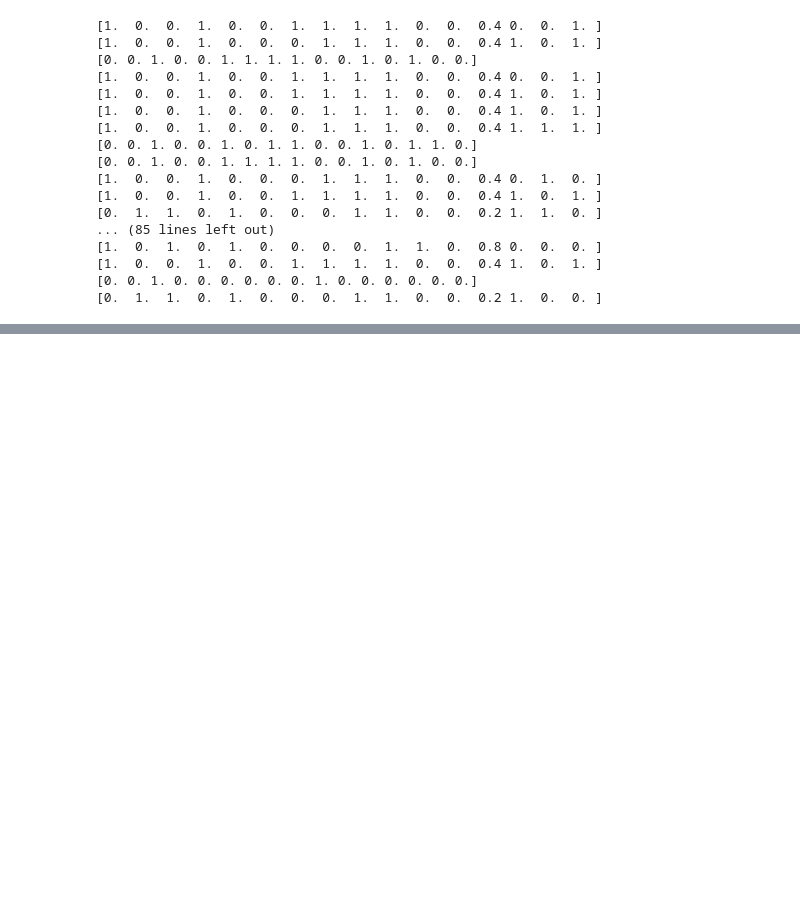
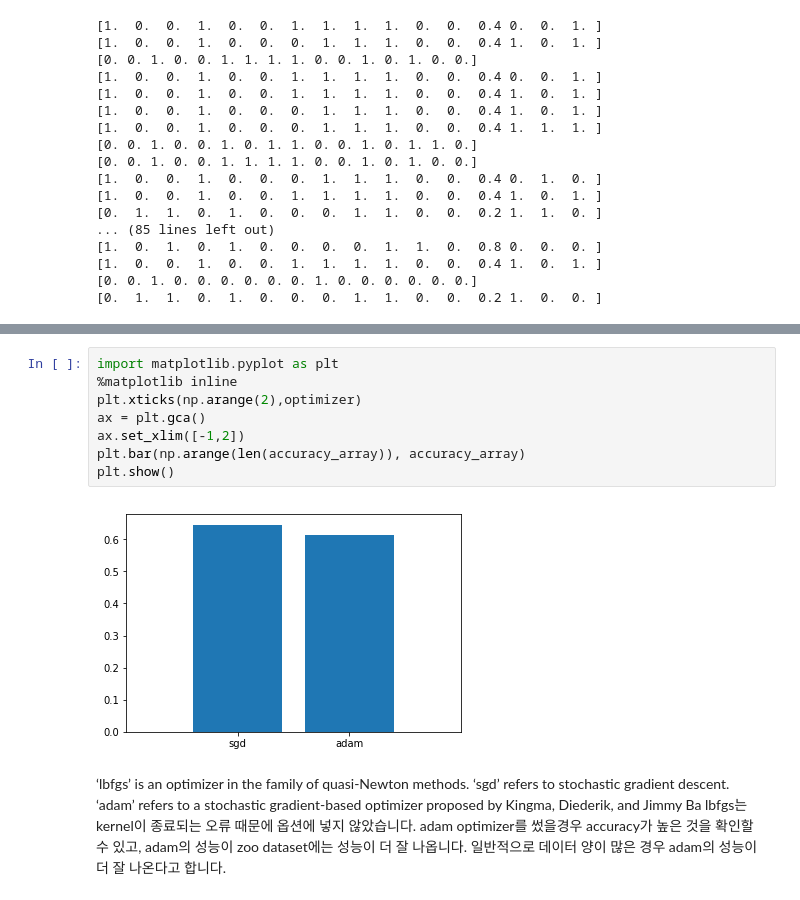
Before and after one commit to gudrb/machine_learning_class, a Jupyter notebook: hw3-sklearn.ipynb, the cells around one changed output, grey strips where cells are left out. Drawn from its saved outputs; the diff is of its cells as text; blank space fills up the shorter version.

```diff
--- a/hw3-sklearn.ipynb
+++ b/hw3-sklearn.ipynb
@@ -271,0 +467,17 @@ for i in zoo_list_att:
+# %%
+import matplotlib.pyplot as plt
+%matplotlib inline
+plt.xticks(np.arange(2),optimizer)
+ax = plt.gca()
+ax.set_xlim([-1,2])
+plt.bar(np.arange(len(accuracy_array)), accuracy_array)
+plt.show()
+# %% [output]
+[figure, added]
+# %% [markdown]
+‘lbfgs’ is an optimizer in the family of quasi-Newton methods.
+‘sgd’ refers to stochastic gradient descent.
+‘adam’ refers to a stochastic gradient-based optimizer proposed by Kingma, Diederik, and Jimmy Ba
+lbfgs는 kernel이 종료되는 오류 때문에 옵션에 넣지 않았습니다.
+adam optimizer를 썼을경우 accuracy가 높은 것을 확인할 수 있고, adam의 성능이 zoo dataset에는 성능이 더 잘 나옵니다.
+일반적으로 데이터 양이 많은 경우 adam의 성능이 더 잘 나온다고 합니다.
```
Also changed, not shown: parts of 37 cells of this notebook.
